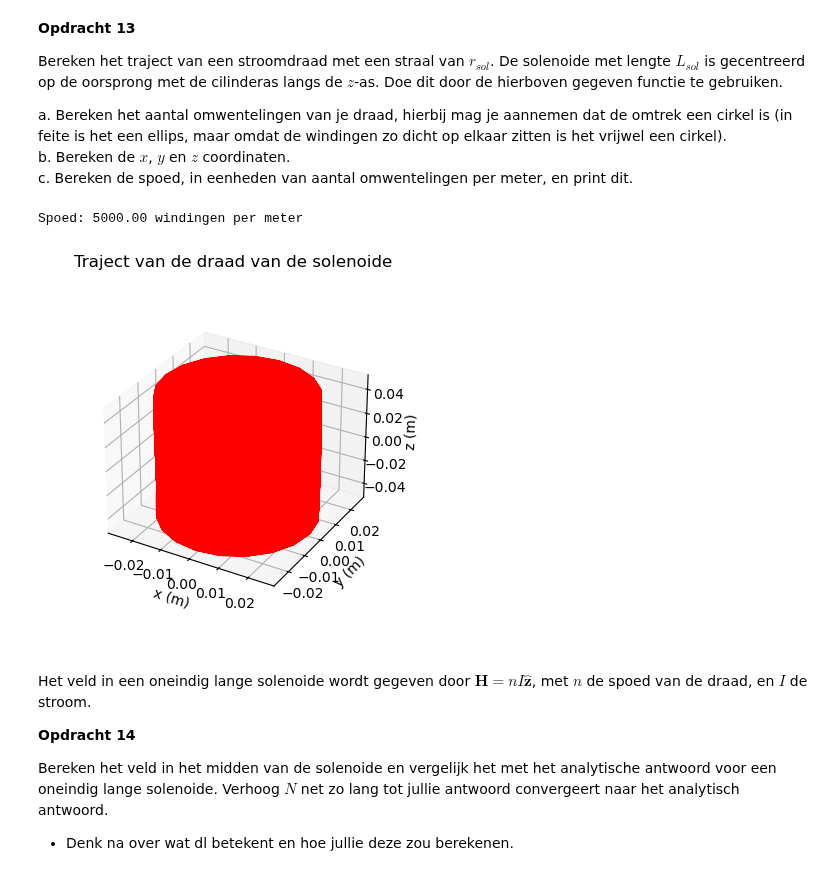
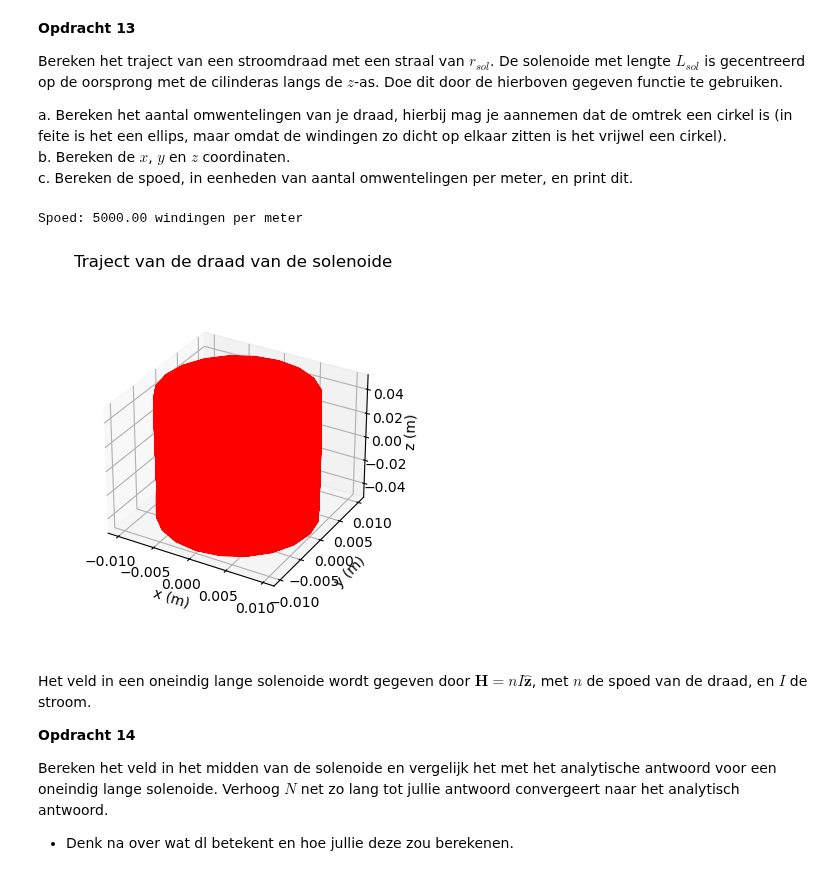
Before and after one commit to owesdorp/opdrachten-DEF-D, a Jupyter notebook: DigitaleOntwerpopdrachten/2KrachtactuatorOpdracht/2KrachtactuatorOpdracht/KrachtactuatorOpdracht.ipynb, the cells around one changed output. Cells and saved outputs as stored; diff of their text form; code cells hidden in the pictures.

```diff
--- a/DigitaleOntwerpopdrachten/2KrachtactuatorOpdracht/2KrachtactuatorOpdracht/KrachtactuatorOpdracht.ipynb
+++ b/DigitaleOntwerpopdrachten/2KrachtactuatorOpdracht/2KrachtactuatorOpdracht/KrachtactuatorOpdracht.ipynb
@@ -572,29 +528,29 @@ a. Bereken het aantal omwentelingen van je draad, hierbij mag je aannemen dat de
 b. Bereken de $x$, $y$ en $z$ coordinaten.\
 c. Bereken de spoed, in eenheden van aantal omwentelingen per meter, en print dit.
 # %%
-r_sol = 0.025 # Straal solenoide
+r_sol = 0.01 # Straal solenoide
 L_sol = 0.1 # Lengte solenoide
 N = 10000# Aantal "stappen"
 I = 0.5 # Stroom
 aantal_wikkelingen = 500 # Aantal omwentelingen van de draad
 
 
 x,y,z = parametrisatie(N,r_sol,aantal_wikkelingen,L_sol)
 
 spoed = aantal_wikkelingen/L_sol
 print(f"Spoed: {spoed:.2f} windingen per meter")
 
 
 # Enkele plots
 ax=plt.figure().add_subplot(projection='3d')
 plt.title('Traject van de draad van de solenoide')
 plt.plot(x, y, z, '-r', linewidth=0.5)
 ax.set_box_aspect(aspect=None, zoom=0.8)
 ax.set_xlabel('x (m)'), ax.set_ylabel('y (m)'), ax.set_zlabel('z (m)')
 plt.show()
 # %% [output]
 Spoed: 5000.00 windingen per meter
-[figure, old version]
+[figure, new version]
 # %% [markdown]
 Het veld in een oneindig lange solenoide wordt gegeven door $\mathbf{H} = n I \hat{\mathbf{z}}$, met $n$ de spoed van de draad, en $I$ de stroom.
 
```
Also changed, not shown: parts of 7 cells of this notebook.
